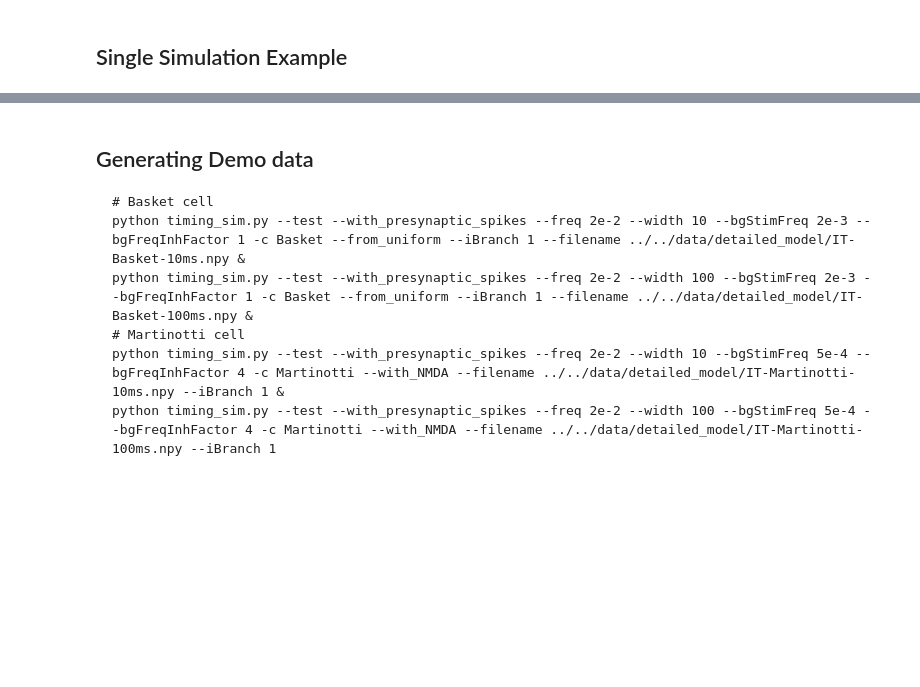
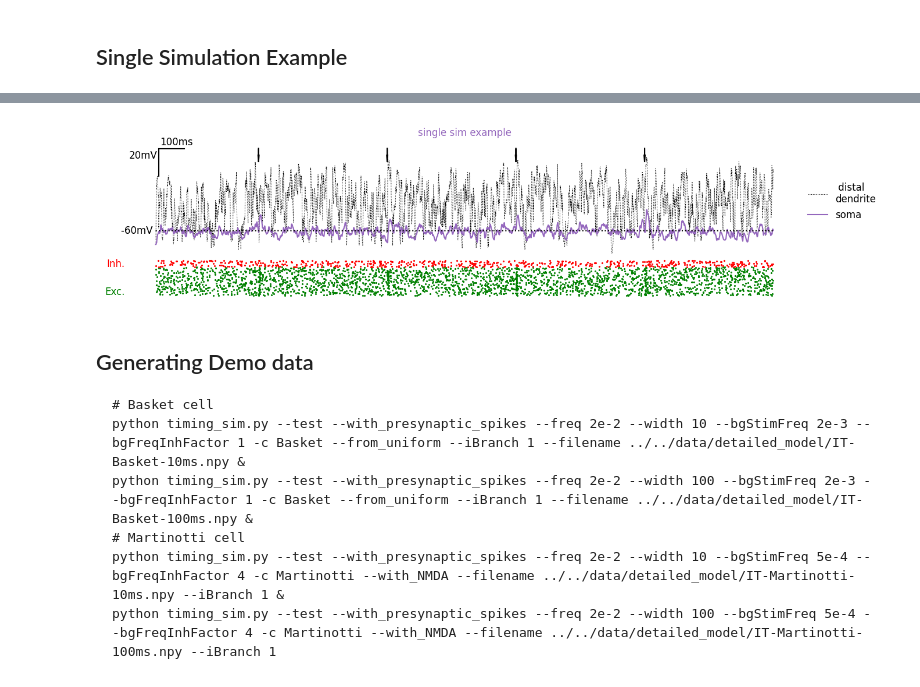
Before and after one commit to yzerlaut/pv-sst-dendrites, a Jupyter notebook: biophysical_modelling/detailed_model/Intensity-Timing-Analysis.ipynb, the cells around one changed output, grey strips where cells are left out. Saved outputs shown, nothing was run; the diff lists cells and outputs as text; code cells hidden in the pictures; blank space fills up the shorter version.

```diff
--- a/biophysical_modelling/detailed_model/Intensity-Timing-Analysis.ipynb
+++ b/biophysical_modelling/detailed_model/Intensity-Timing-Analysis.ipynb
@@ -62,3 +77,7 @@ def plot(filename, title='', color='tab:purple'):
+# %%
+plot('../../data/detailed_model/IT-Basket-w6.25ms-f10mHz.npy', title='single sim example')
+# %% [output]
+[figure, added]
 # %% [markdown]
 ## Generating Demo data
 
```
Also changed, not shown: parts of 8 cells of this notebook, 2 other files.
